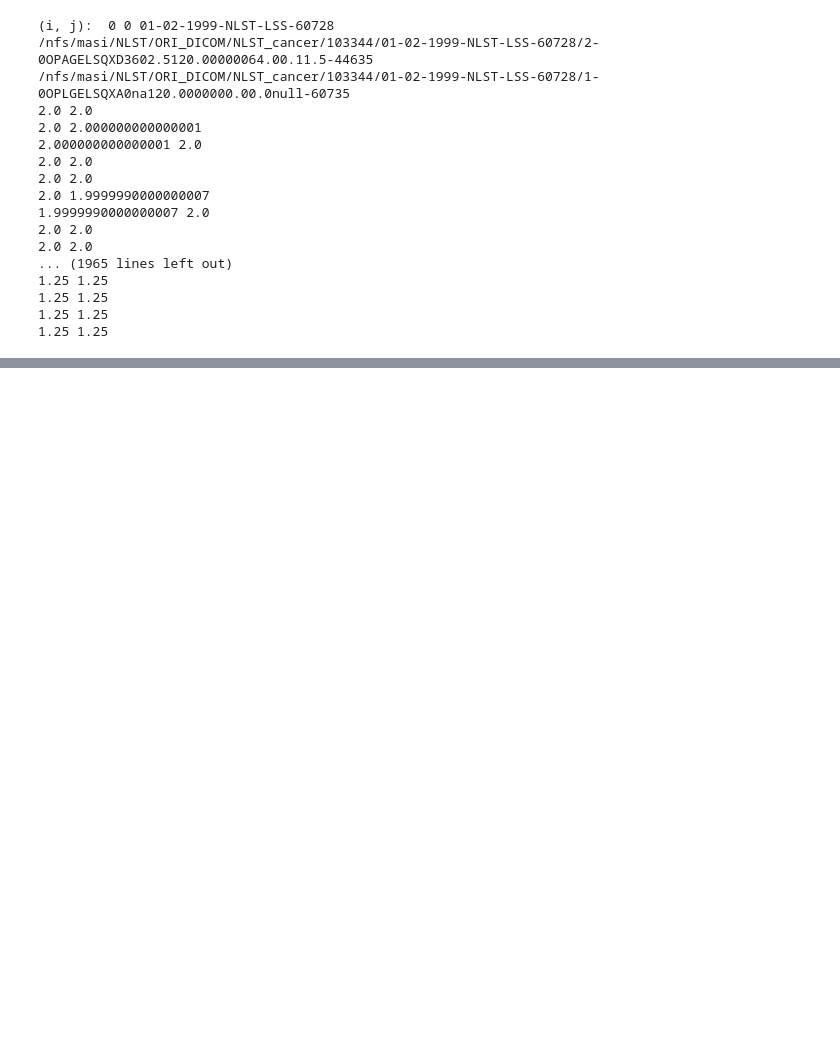
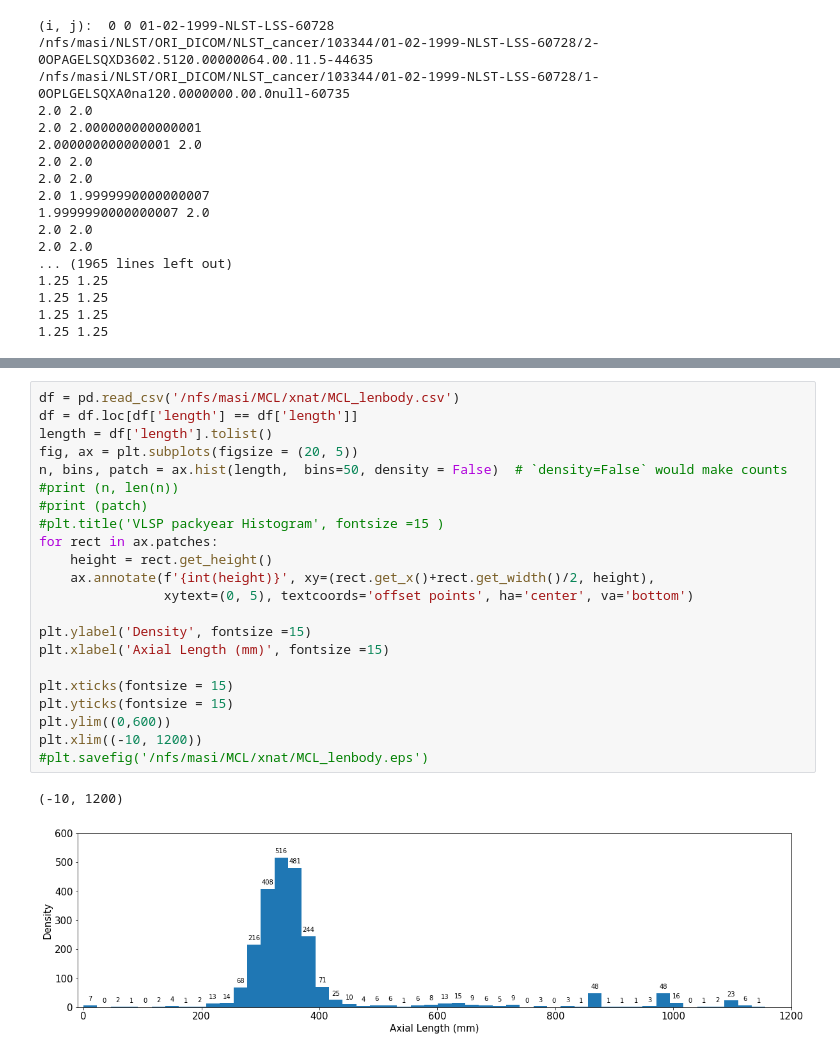
Before and after one commit to MASILab/QA_tool, a Jupyter notebook: debug.ipynb, the cells around one changed output, grey strips where cells are left out. Cells and saved outputs as stored; diff of their text form; blank space fills up the shorter version.

```diff
--- a/debug.ipynb
+++ b/debug.ipynb
@@ -178,0 +268,25 @@ print (cnt)
+# %%
+df = pd.read_csv('/nfs/masi/MCL/xnat/MCL_lenbody.csv')
+df = df.loc[df['length'] == df['length']]
+length = df['length'].tolist()
+fig, ax = plt.subplots(figsize = (20, 5))
+n, bins, patch = ax.hist(length,  bins=50, density = False)  # `density=False` would make counts
+#print (n, len(n))
+#print (patch)
+#plt.title('VLSP packyear Histogram', fontsize =15 )
+for rect in ax.patches:
+    height = rect.get_height()
+    ax.annotate(f'{int(height)}', xy=(rect.get_x()+rect.get_width()/2, height),
+                xytext=(0, 5), textcoords='offset points', ha='center', va='bottom')
+
+plt.ylabel('Density', fontsize =15)
+plt.xlabel('Axial Length (mm)', fontsize =15)
+
+plt.xticks(fontsize = 15)
+plt.yticks(fontsize = 15)
+plt.ylim((0,600))
+plt.xlim((-10, 1200))
+#plt.savefig('/nfs/masi/MCL/xnat/MCL_lenbody.eps')
+# %% [output]
+(-10, 1200)
+[figure, added]
```
Also changed, not shown: parts of 11 cells of this notebook, 10 other files.
